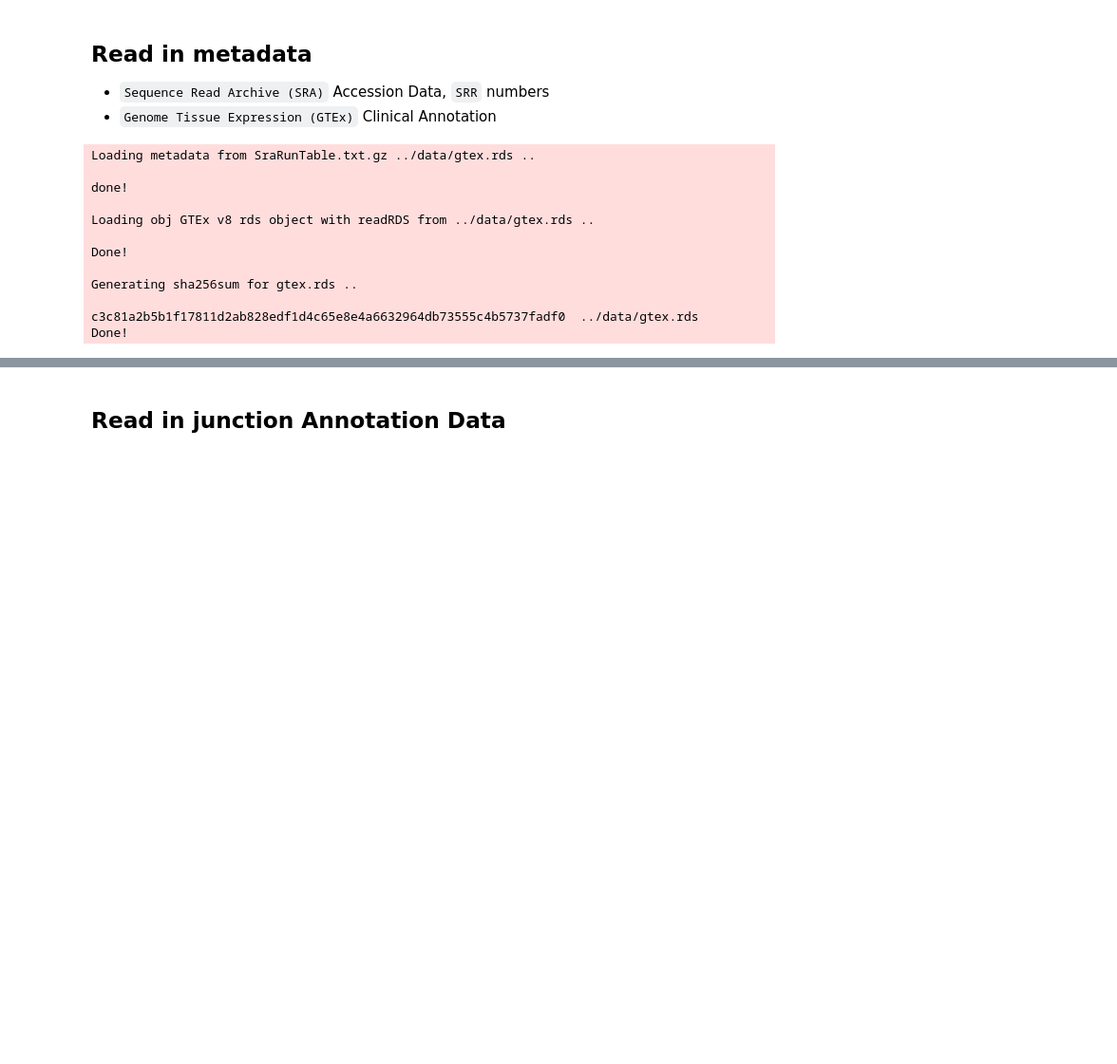
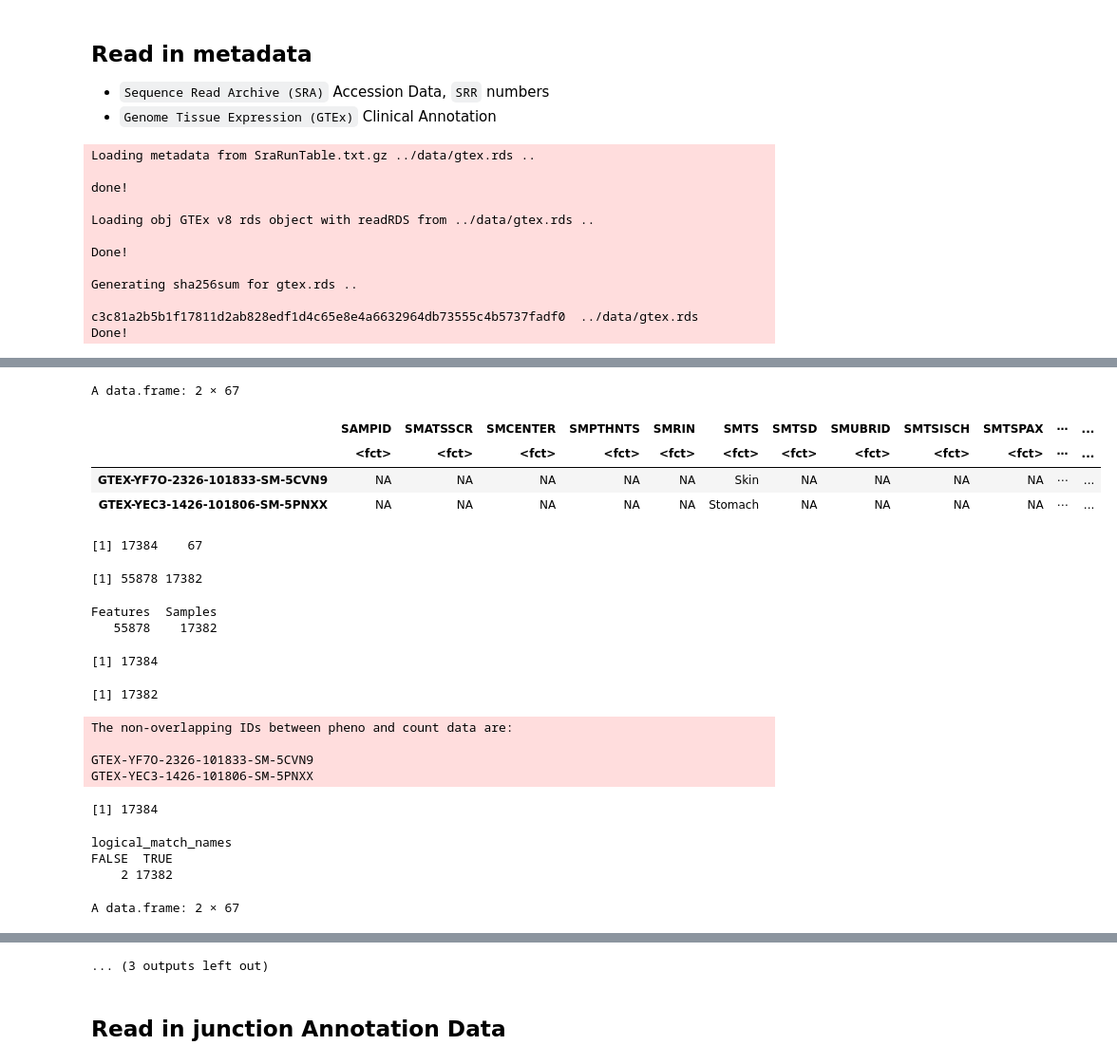
Before and after one commit to TheJacksonLaboratory/sbas, a Jupyter notebook: jupyter/AllTissueAllSplicingJunctionAnalysis.ipynb, the cells around one changed output, grey strips where cells are left out. Shown at 95% size. Cells and saved outputs as stored; diff of their text form; code cells hidden in the pictures; blank space fills up the shorter version.

```diff
--- a/jupyter/AllTissueAllSplicingJunctionAnalysis.ipynb
+++ b/jupyter/AllTissueAllSplicingJunctionAnalysis.ipynb
@@ -398,0 +403,54 @@ Done!
+# %%
+tail (pData(obj),2)
+dim(pData(obj))
+dim(exprs(obj))
+dim(obj)
+sample_names=as.vector(as.character(colnames(exprs(obj))))
+pheno_sample_names=as.vector(as.character(rownames(pData(obj))))
+length(pheno_sample_names)
+length(sample_names)
+
+if (length(pheno_sample_names) > length(sample_names)) {
+    superset <- pheno_sample_names
+    subset   <- sample_names
+}
+
+if (length(pheno_sample_names) < length(sample_names)) {
+    superset <- sample_names
+    subset   <- pheno_sample_names
+}
+
+non_overlaps <- setdiff( superset, subset)
+
+message("The non-overlapping IDs between pheno and count data are:\n\n",
+        paste(non_overlaps, collapse = "\n") )
+logical_match_names=superset %in% subset
+length(logical_match_names)
+table(logical_match_names)
+pData(obj) <- (pData(obj)[logical_match_names==TRUE,])
+
+tail (pData(obj),2)
+dim(pData(obj))
+dim(exprs(obj))
+dim(obj)
+# %% [output]
+A data.frame: 2 × 67
+|  | SAMPID | SMATSSCR | SMCENTER | SMPTHNTS | SMRIN | SMTS | SMTSD | SMUBRID | SMTSISCH | SMTSPAX | ⋯ | ... |
+|  | <fct> | <fct> | <fct> | <fct> | <fct> | <fct> | <fct> | <fct> | <fct> | <fct> | ⋯ | ... |
+| GTEX-YF7O-2326-101833-SM-5CVN9 | NA | NA | NA | NA | NA | Skin | NA | NA | NA | NA | ⋯ | ... |
+| GTEX-YEC3-1426-101806-SM-5PNXX | NA | NA | NA | NA | NA | Stomach | NA | NA | NA | NA | ⋯ | ... |
+[1] 17384    67
+[1] 55878 17382
+Features  Samples
+   55878    17382
+[1] 17384
+[1] 17382
+The non-overlapping IDs between pheno and count data are:
+
+GTEX-YF7O-2326-101833-SM-5CVN9
+GTEX-YEC3-1426-101806-SM-5PNXX
+[1] 17384
+logical_match_names
+FALSE  TRUE
+    2 17382
+A data.frame: 2 × 67
@@ -399,3 +461,4 @@ Done!
+... (3 outputs left out)
 # %% [markdown]
 ## Read in junction Annotation Data
 # %%
```
Also changed, not shown: parts of 24 cells of this notebook, 5 other files.
